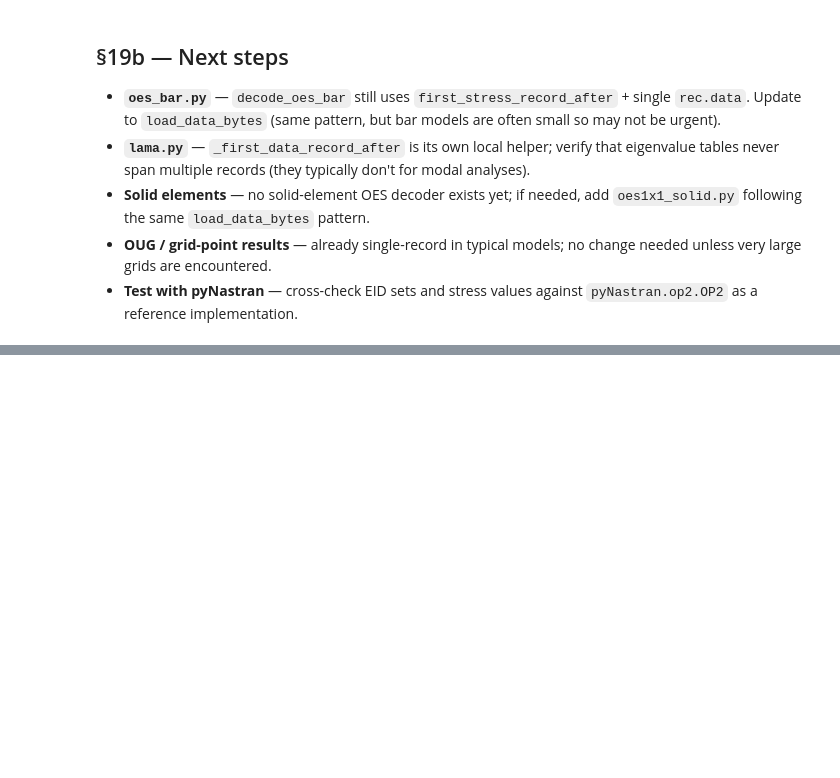
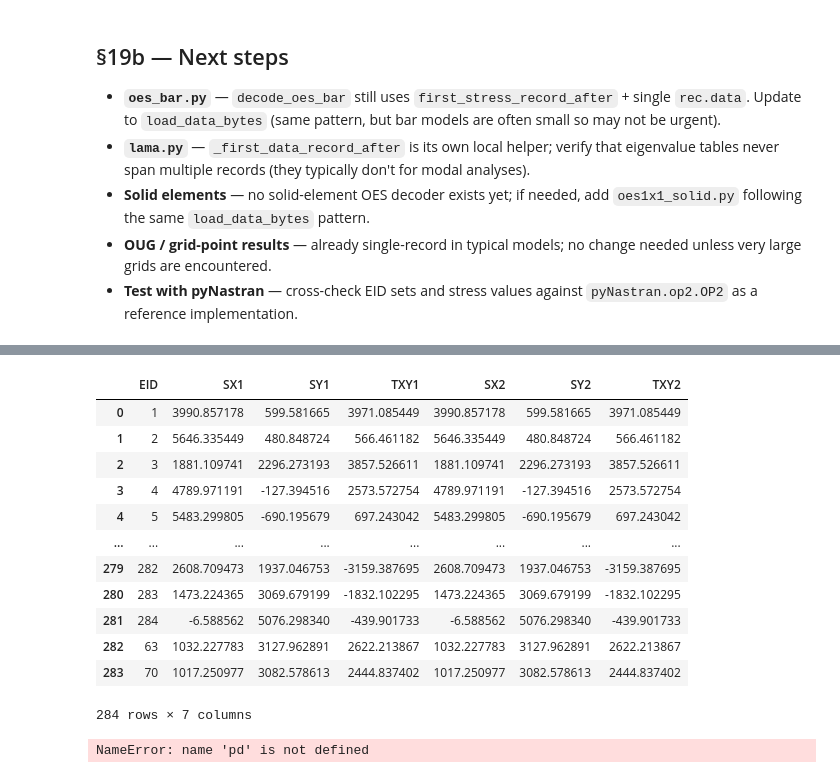
Before and after one commit to echaffey/OP2_reader, a Jupyter notebook: testing.ipynb, the cells around one changed output, grey strips where cells are left out. Drawn from its saved outputs; the diff is of its cells as text; code cells hidden in the pictures; blank space fills up the shorter version.

```diff
--- a/testing.ipynb
+++ b/testing.ipynb
@@ -887,0 +831,27 @@ print("All plate-0001 validation checks passed ✓")
+# %%
+import pandas as pd
+from op2_native import OP2
+
+op2_nl = OP2('run_files/model/plate-0002.op2')
+nl = op2_nl.stress_tensors(location='max')
+
+pd.DataFrame(nl[1])
+# nl
+# %% [output]
+|  | EID | SX1 | SY1 | TXY1 | SX2 | SY2 | TXY2 |
+| 0 | 1 | 3990.857178 | 599.581665 | 3971.085449 | 3990.857178 | 599.581665 | 3971.085449 |
+| 1 | 2 | 5646.335449 | 480.848724 | 566.461182 | 5646.335449 | 480.848724 | 566.461182 |
+| 2 | 3 | 1881.109741 | 2296.273193 | 3857.526611 | 1881.109741 | 2296.273193 | 3857.526611 |
+| 3 | 4 | 4789.971191 | -127.394516 | 2573.572754 | 4789.971191 | -127.394516 | 2573.572754 |
+| 4 | 5 | 5483.299805 | -690.195679 | 697.243042 | 5483.299805 | -690.195679 | 697.243042 |
+| ... | ... | ... | ... | ... | ... | ... | ... |
+| 279 | 282 | 2608.709473 | 1937.046753 | -3159.387695 | 2608.709473 | 1937.046753 | -3159.387695 |
+| 280 | 283 | 1473.224365 | 3069.679199 | -1832.102295 | 1473.224365 | 3069.679199 | -1832.102295 |
+| 281 | 284 | -6.588562 | 5076.298340 | -439.901733 | -6.588562 | 5076.298340 | -439.901733 |
+| 282 | 63 | 1032.227783 | 3127.962891 | 2622.213867 | 1032.227783 | 3127.962891 | 2622.213867 |
+| 283 | 70 | 1017.250977 | 3082.578613 | 2444.837402 | 1017.250977 | 3082.578613 | 2444.837402 |
+284 rows × 7 columns
+# %%
+pd.DataFrame(op2_nl.stress_tensors()[1])
+# %% [output]
+NameError: name 'pd' is not defined
```
Also changed, not shown: parts of 18 cells of this notebook, 15 other files.
